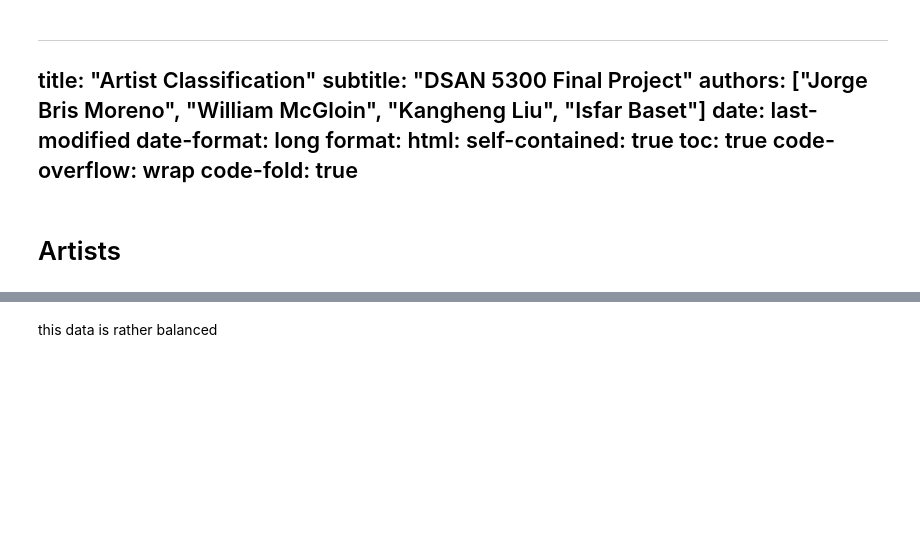
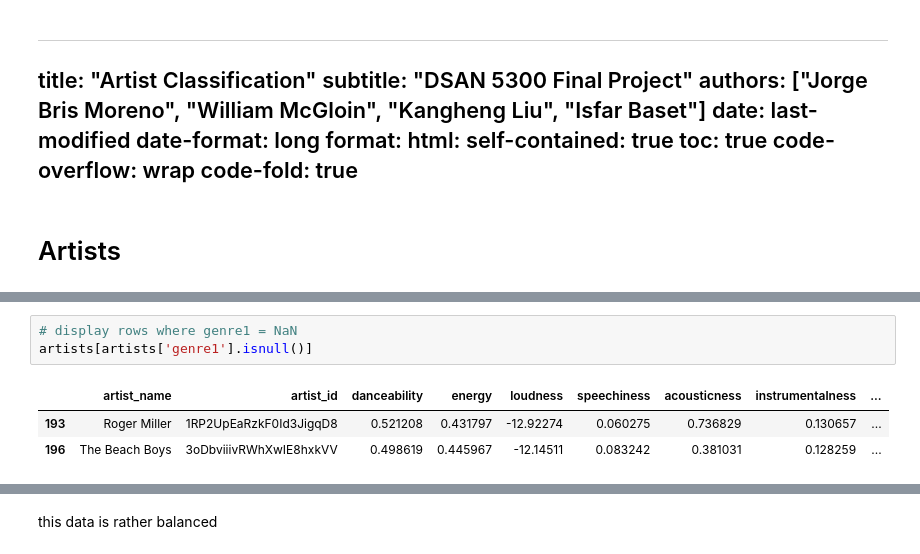
Before and after one commit to jbrismor/DSAN5300, a Jupyter notebook: docs/artist_classification.ipynb, the cells around one changed output, grey strips where cells are left out. Cells and saved outputs as stored; diff of their text form; blank space fills up the shorter version.

```diff
--- a/docs/artist_classification.ipynb
+++ b/docs/artist_classification.ipynb
@@ -42,3 +42,10 @@ artists.head(20)
 | 17 | Arctic Monkeys | 7Ln80lUS6He07XvHI8qqHH | 0.490563 | 0.722612 | -6.579075 | 0.057127 | 0.145652 | 5.004798e-02 | ... |
 | 18 | Rich The Kid | 1pPmIToKXyGdsCF6LmqLmI | 0.786425 | 0.588230 | -6.475057 | 0.282994 | 0.108747 | 1.920092e-05 | ... |
 | 19 | AFROJACK | 4D75GcNG95ebPtNvoNVXhz | 0.647200 | 0.830109 | -5.405382 | 0.076269 | 0.087777 | 2.316603e-01 | ... |
+# %%
+# display rows where genre1 = NaN
+artists[artists['genre1'].isnull()]
+# %% [output]
+|  | artist_name | artist_id | danceability | energy | loudness | speechiness | acousticness | instrumentalness | ... |
+| 193 | Roger Miller | 1RP2UpEaRzkF0Id3JigqD8 | 0.521208 | 0.431797 | -12.92274 | 0.060275 | 0.736829 | 0.130657 | ... |
+| 196 | The Beach Boys | 3oDbviiivRWhXwIE8hxkVV | 0.498619 | 0.445967 | -12.14511 | 0.083242 | 0.381031 | 0.128259 | ... |
```
Also changed, not shown: parts of 14 cells of this notebook.
